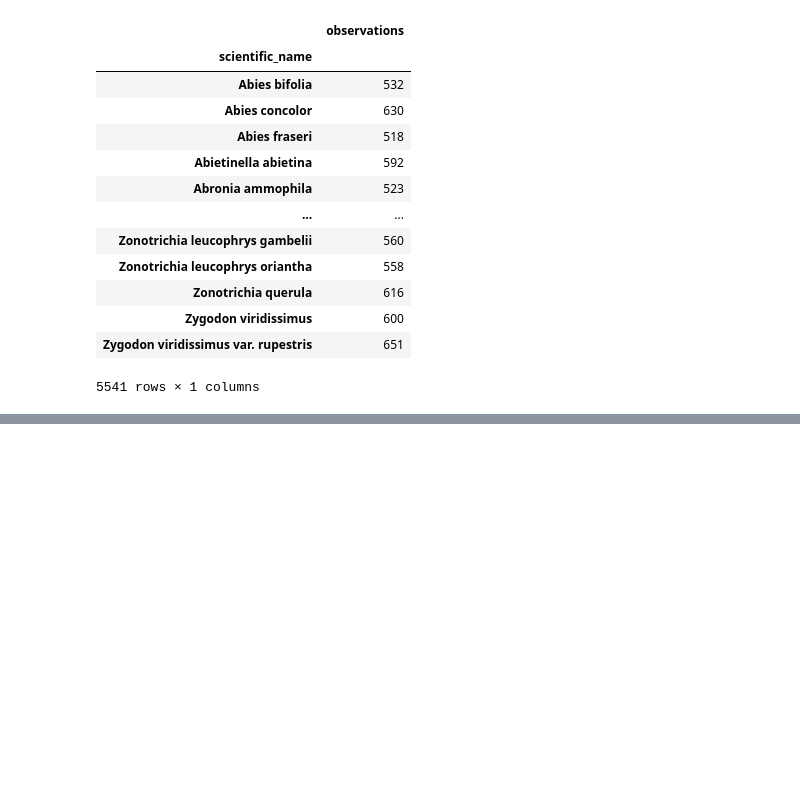
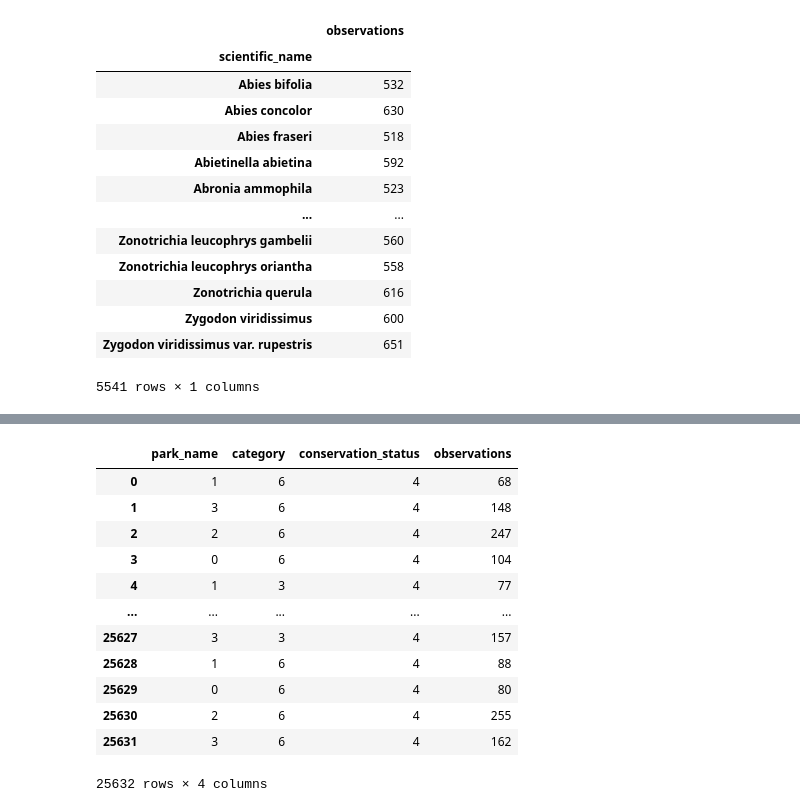
Before and after one commit to eabel35/Code-Academy-Portfolio, a Jupyter notebook: biodiversity_starter/biodiversity.ipynb, the cells around one changed output, grey strips where cells are left out. Drawn from its saved outputs; the diff is of its cells as text; code cells hidden in the pictures; blank space fills up the shorter version.

```diff
--- a/biodiversity_starter/biodiversity.ipynb
+++ b/biodiversity_starter/biodiversity.ipynb
@@ -104,0 +90,5 @@ mer
+# %%
+#noticed a lot of values in spec.conservation_status are NaN, I want to display this for comparison
+#I will change NaN to text to be recognized as a category
+spec.conservation_status = spec.conservation_status.apply(lambda x: str(x))
+spec.conservation_status.value_counts()
@@ -104,0 +102,5 @@ mer
+# %%
+#merge these tables on scientific name
+mer = obs.merge(spec, how = 'inner', on = 'scientific_name')
+#I like to add a agg_val column of arbitrary values to make my groupbys read better
+mer['agg_val'] = 0
@@ -104,0 +185,21 @@ mer
+# %%
+multreg = pd.DataFrame()
+multreg['park_name'] = mer.park_name.astype("category").cat.codes
+multreg['category'] = mer.category.astype("category").cat.codes
+multreg['conservation_status'] = mer.conservation_status.astype("category").cat.codes
+multreg['observations'] = mer['observations']
+multreg
+# %% [output]
+|  | park_name | category | conservation_status | observations |
+| 0 | 1 | 6 | 4 | 68 |
+| 1 | 3 | 6 | 4 | 148 |
+| 2 | 2 | 6 | 4 | 247 |
+| 3 | 0 | 6 | 4 | 104 |
+| 4 | 1 | 3 | 4 | 77 |
+| ... | ... | ... | ... | ... |
+| 25627 | 3 | 3 | 4 | 157 |
+| 25628 | 1 | 6 | 4 | 88 |
+| 25629 | 0 | 6 | 4 | 80 |
+| 25630 | 2 | 6 | 4 | 255 |
+| 25631 | 3 | 6 | 4 | 162 |
+25632 rows × 4 columns
```
Also changed, not shown: parts of 26 cells of this notebook.
